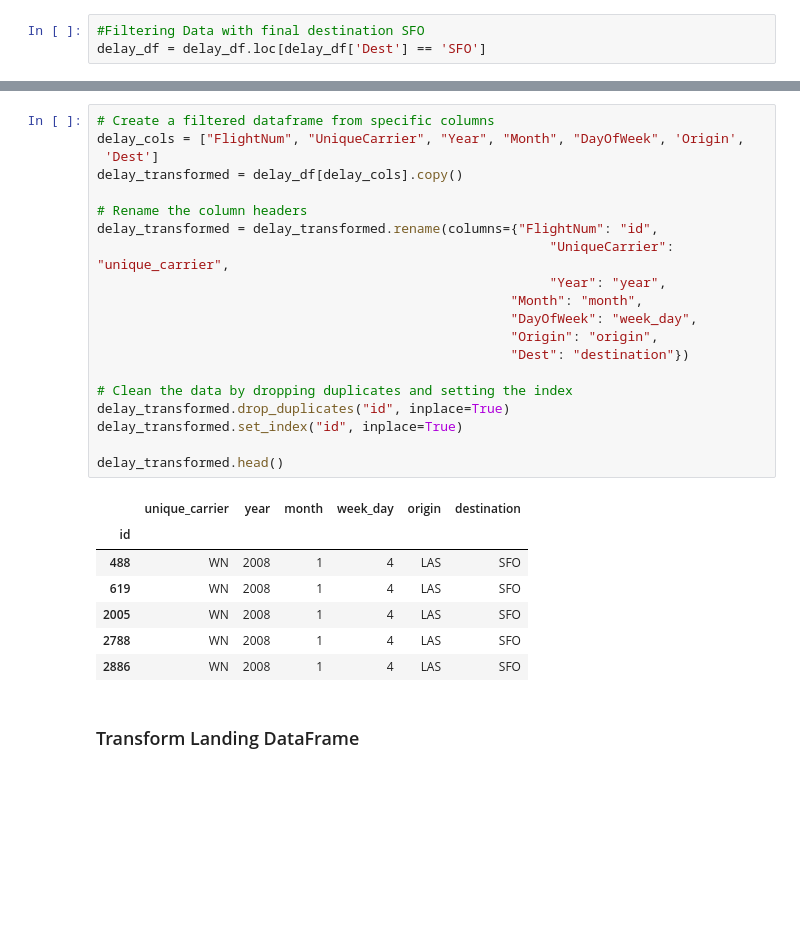
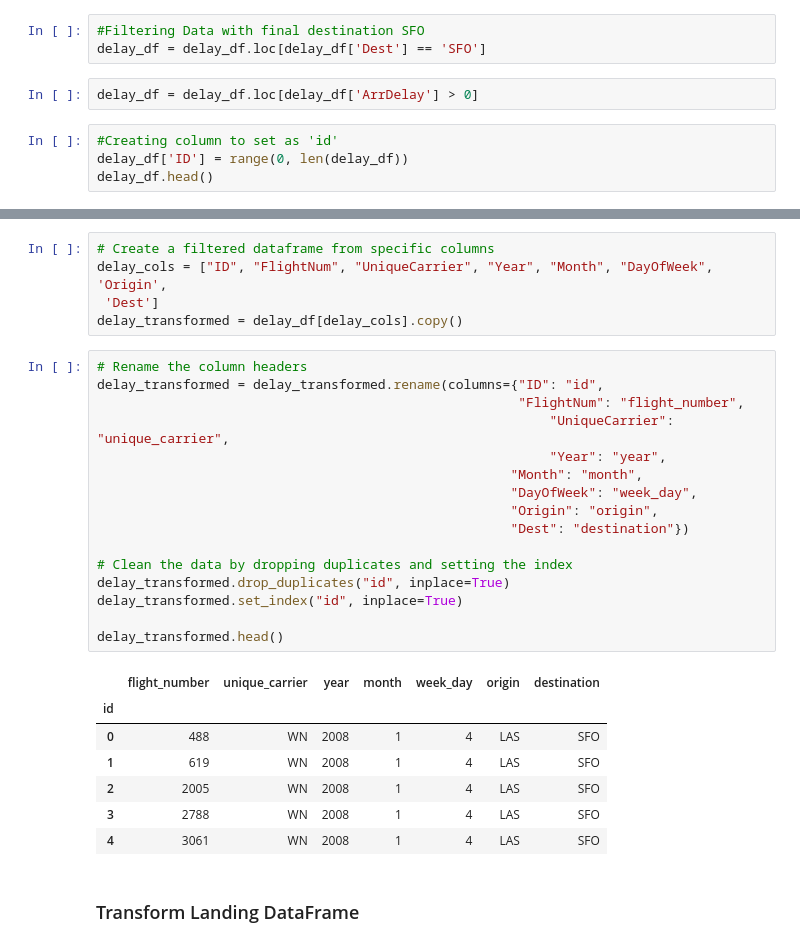
Before and after one commit to janelcv/SFO_Landing, a Jupyter notebook: sfo_landing.ipynb, the cells around one changed output, grey strips where cells are left out. Saved outputs shown, nothing was run; the diff lists cells and outputs as text; blank space fills up the shorter version.

```diff
--- a/sfo_landing.ipynb
+++ b/sfo_landing.ipynb
@@ -40,3 +21,9 @@ list(delay_df)
 # %%
 #Filtering Data with final destination SFO
 delay_df = delay_df.loc[delay_df['Dest'] == 'SFO']
+# %%
+delay_df = delay_df.loc[delay_df['ArrDelay'] > 0]
+# %%
+#Creating column to set as 'id'
+delay_df['ID'] = range(0, len(delay_df))
+delay_df.head()
@@ -43,31 +38,32 @@ delay_df = delay_df.loc[delay_df['Dest'] == 'SFO']
+# %%
+# Create a filtered dataframe from specific columns
+delay_cols = ["ID", "FlightNum", "UniqueCarrier", "Year", "Month", "DayOfWeek", 'Origin',
+ 'Dest']
+delay_transformed = delay_df[delay_cols].copy()
 # %%
-# Create a filtered dataframe from specific columns
-delay_cols = ["FlightNum", "UniqueCarrier", "Year", "Month", "DayOfWeek", 'Origin',
- 'Dest']
-delay_transformed = delay_df[delay_cols].copy()
-
 # Rename the column headers
-delay_transformed = delay_transformed.rename(columns={"FlightNum": "id",
+delay_transformed = delay_transformed.rename(columns={"ID": "id",
+                                                      "FlightNum": "flight_number",
                                                           "UniqueCarrier": "unique_carrier",
                                                           "Year": "year",
                                                      "Month": "month",
                                                      "DayOfWeek": "week_day",
                                                      "Origin": "origin",
                                                      "Dest": "destination"})
 
 # Clean the data by dropping duplicates and setting the index
 delay_transformed.drop_duplicates("id", inplace=True)
 delay_transformed.set_index("id", inplace=True)
 
 delay_transformed.head()
 # %% [output]
-|  | unique_carrier | year | month | week_day | origin | destination |
-| id |  |  |  |  |  |  |
-| 488 | WN | 2008 | 1 | 4 | LAS | SFO |
-| 619 | WN | 2008 | 1 | 4 | LAS | SFO |
-| 2005 | WN | 2008 | 1 | 4 | LAS | SFO |
-| 2788 | WN | 2008 | 1 | 4 | LAS | SFO |
-| 2886 | WN | 2008 | 1 | 4 | LAS | SFO |
+|  | flight_number | unique_carrier | year | month | week_day | origin | destination |
+| id |  |  |  |  |  |  |  |
+| 0 | 488 | WN | 2008 | 1 | 4 | LAS | SFO |
+| 1 | 619 | WN | 2008 | 1 | 4 | LAS | SFO |
+| 2 | 2005 | WN | 2008 | 1 | 4 | LAS | SFO |
+| 3 | 2788 | WN | 2008 | 1 | 4 | LAS | SFO |
+| 4 | 3061 | WN | 2008 | 1 | 4 | LAS | SFO |
 # %% [markdown]
 ### Transform Landing DataFrame
 # %%
```
Also changed, not shown: parts of 20 cells of this notebook, 1 other file.
